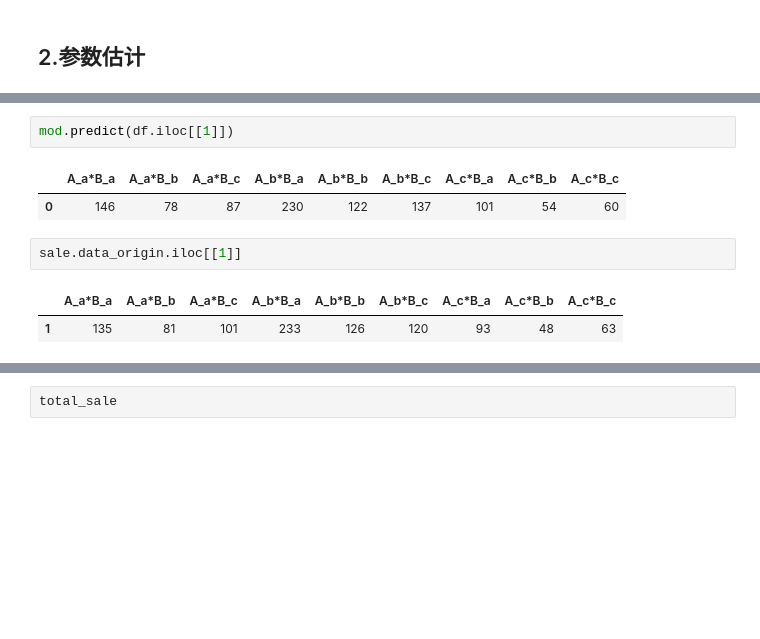
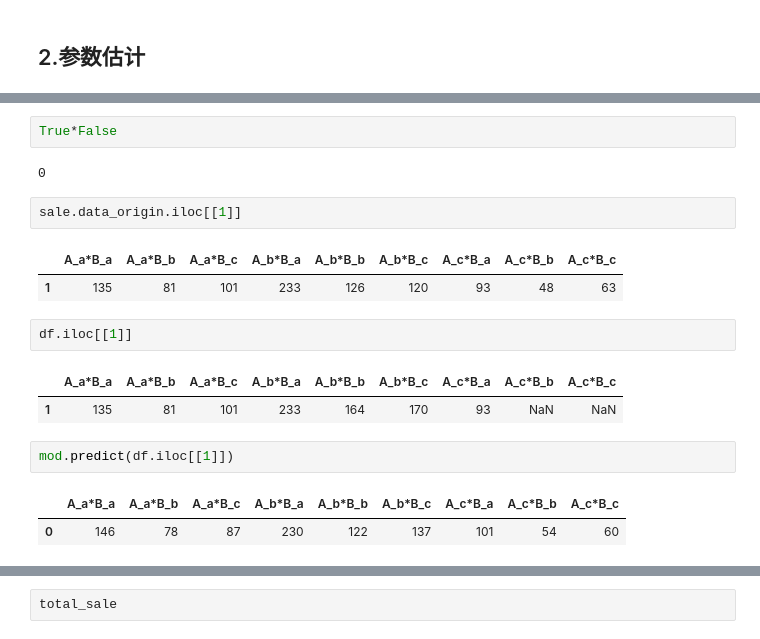
Before and after one commit to ShenhaoZhang/DemandMod, a Jupyter notebook: valid/功能验证.ipynb, the cells around one changed output, grey strips where cells are left out. Drawn from its saved outputs; the diff is of its cells as text; blank space fills up the shorter version.

```diff
--- a/valid/功能验证.ipynb
+++ b/valid/功能验证.ipynb
@@ -99,12 +133,21 @@ B_c  0.279815  0.272534  0.007281
+# %%
+True*False
+# %% [output]
+0
+# %%
+sale.data_origin.iloc[[1]]
+# %% [output]
+|  | A_a*B_a | A_a*B_b | A_a*B_c | A_b*B_a | A_b*B_b | A_b*B_c | A_c*B_a | A_c*B_b | A_c*B_c |
+| 1 | 135 | 81 | 101 | 233 | 126 | 120 | 93 | 48 | 63 |
+# %%
+df.iloc[[1]]
+# %% [output]
+|  | A_a*B_a | A_a*B_b | A_a*B_c | A_b*B_a | A_b*B_b | A_b*B_c | A_c*B_a | A_c*B_b | A_c*B_c |
+| 1 | 135 | 81 | 101 | 233 | 164 | 170 | 93 | NaN | NaN |
 # %%
 mod.predict(df.iloc[[1]])
 # %% [output]
 |  | A_a*B_a | A_a*B_b | A_a*B_c | A_b*B_a | A_b*B_b | A_b*B_c | A_c*B_a | A_c*B_b | A_c*B_c |
 | 0 | 146 | 78 | 87 | 230 | 122 | 137 | 101 | 54 | 60 |
-# %%
-sale.data_origin.iloc[[1]]
-# %% [output]
-|  | A_a*B_a | A_a*B_b | A_a*B_c | A_b*B_a | A_b*B_b | A_b*B_c | A_c*B_a | A_c*B_b | A_c*B_c |
-| 1 | 135 | 81 | 101 | 233 | 126 | 120 | 93 | 48 | 63 |
 # %%
 # %% [output]
```
Also changed, not shown: parts of 15 cells of this notebook, 1 other file.
